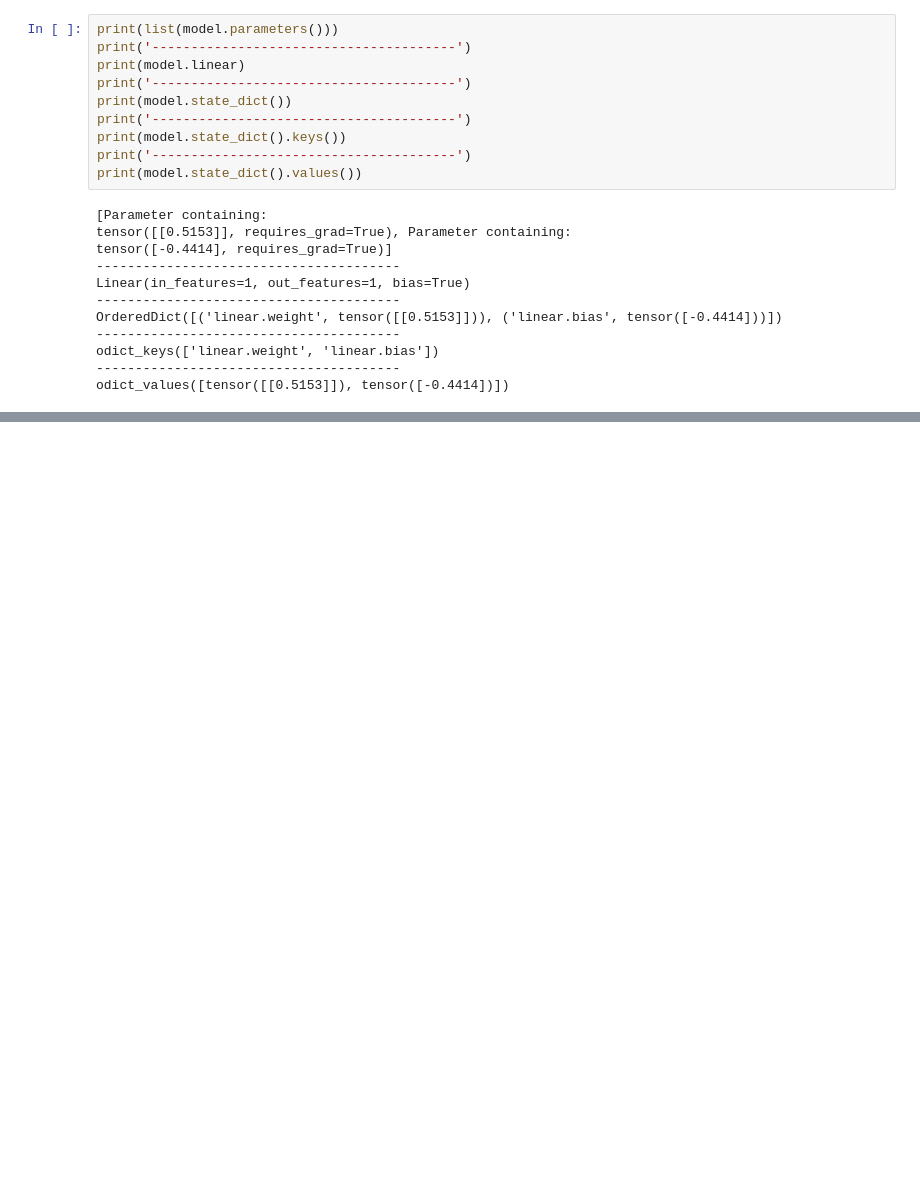
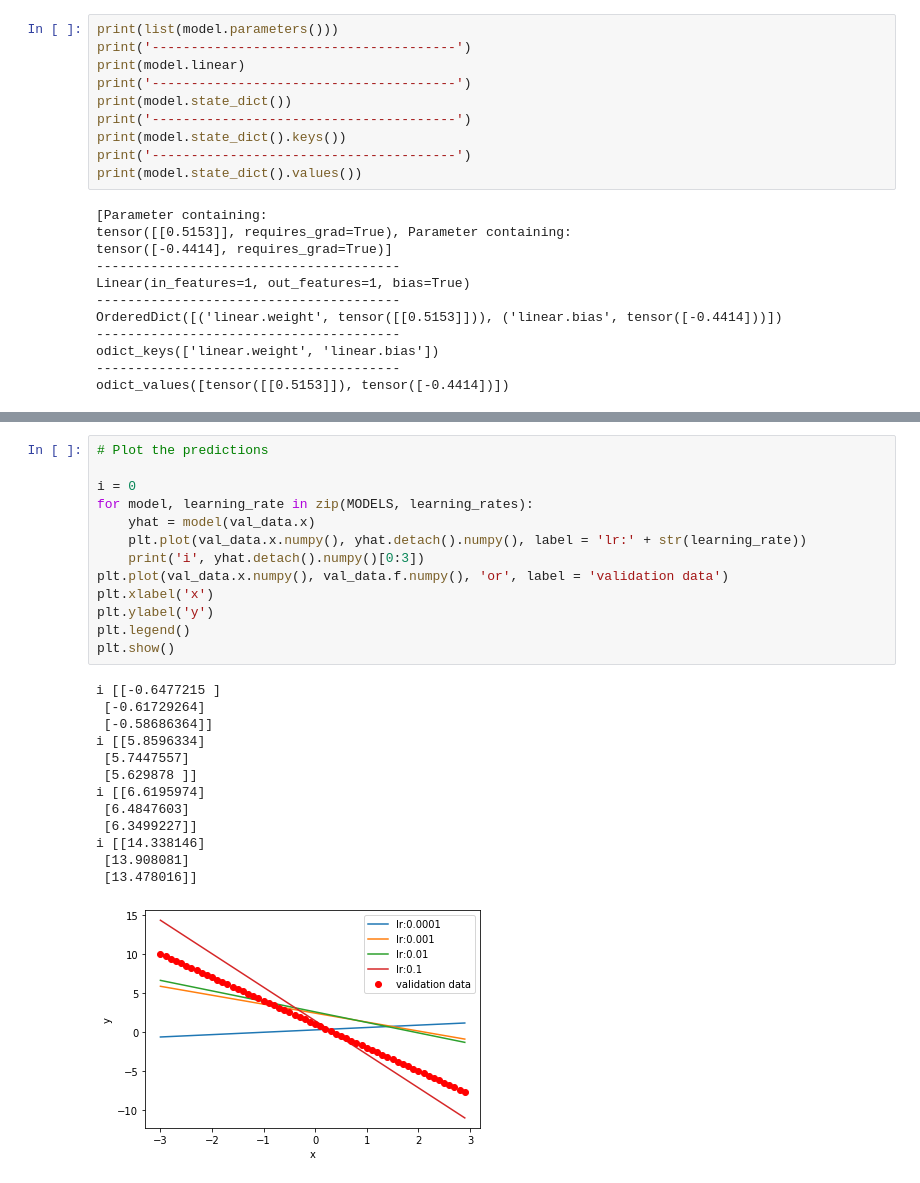
Before and after one commit to ramkumarr02/PyTorch-Basics, a Jupyter notebook: PyTorch_Basics.ipynb, the cells around one changed output, grey strips where cells are left out. Saved outputs shown, nothing was run; the diff lists cells and outputs as text; blank space fills up the shorter version.

```diff
--- a/PyTorch_Basics.ipynb
+++ b/PyTorch_Basics.ipynb
@@ -838,0 +1034,27 @@ odict_values([tensor([[0.5153]]), tensor([-0.4414])])
+# %%
+# Plot the predictions
+
+i = 0
+for model, learning_rate in zip(MODELS, learning_rates):
+    yhat = model(val_data.x)
+    plt.plot(val_data.x.numpy(), yhat.detach().numpy(), label = 'lr:' + str(learning_rate))
+    print('i', yhat.detach().numpy()[0:3])
+plt.plot(val_data.x.numpy(), val_data.f.numpy(), 'or', label = 'validation data')
+plt.xlabel('x')
+plt.ylabel('y')
+plt.legend()
+plt.show()
+# %% [output]
+i [[-0.6477215 ]
+ [-0.61729264]
+ [-0.58686364]]
+i [[5.8596334]
+ [5.7447557]
+ [5.629878 ]]
+i [[6.6195974]
+ [6.4847603]
+ [6.3499227]]
+i [[14.338146]
+ [13.908081]
+ [13.478016]]
+[figure, added]
```
Also changed, not shown: parts of 49 cells of this notebook.
